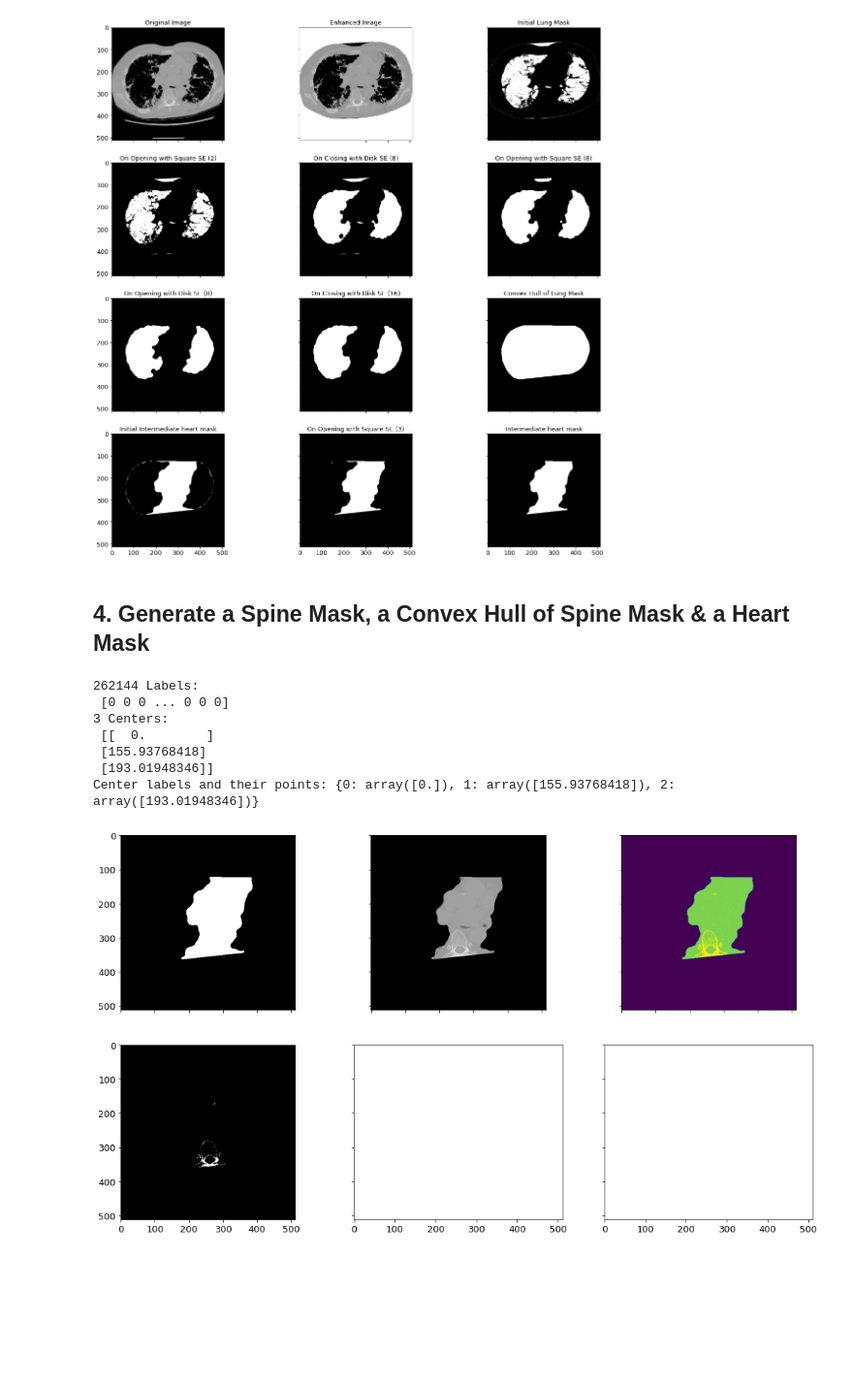
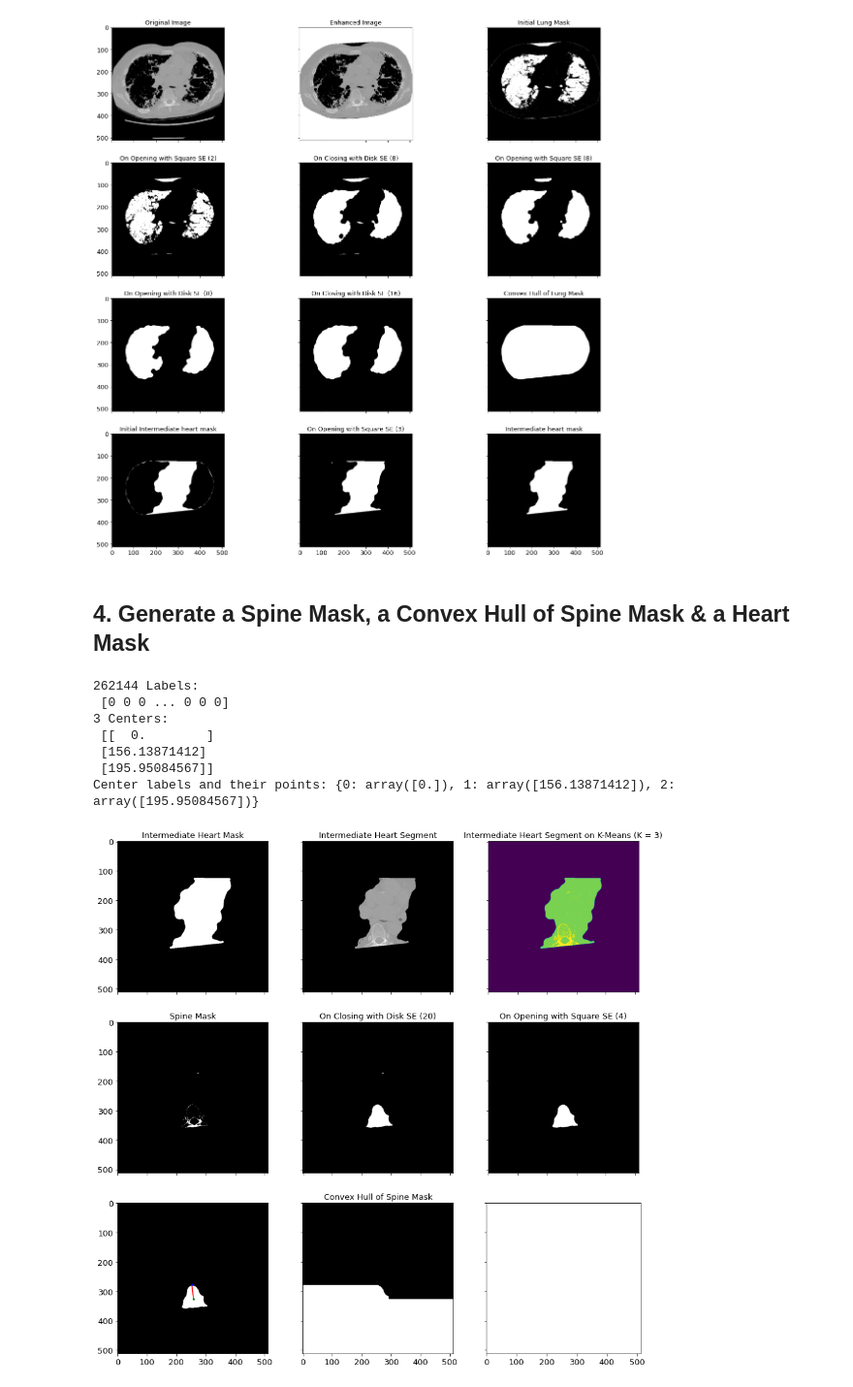
Before and after one commit to anushkahebbar/cardiac-segmentation, a Jupyter notebook: Segmentation with KMeans & Morphology Methods.ipynb, the cells around one changed output. Shown at 97% size. Saved outputs shown, nothing was run; the diff lists cells and outputs as text; code cells hidden in the pictures; blank space fills up the shorter version.

Commit message:
Convex hull of spine mask created

```diff
--- a/Segmentation with KMeans & Morphology Methods.ipynb
+++ b/Segmentation with KMeans & Morphology Methods.ipynb
@@ -269,51 +271,5 @@ def chullLungMask(img, ch_fg_mask, fg_threshold, showOutput=0):
 lung_mask, ch_lung_mask, int_heart_mask = chullLungMask(procImg, ch_fg_mask, fg_threshold, showOutput=1)
 # %% [output]
 [figure]
-# %% [markdown]
-## 4. Generate a Spine Mask, a Convex Hull of Spine Mask & a Heart Mask
-# %%
-def chullSpineMask(img, int_heart_mask, showOutput=0):
-
-    int_heart_pixel = img.copy()
-
-    for i in range(img.shape[0]):
-        for j in range(img.shape[1]):
-            if int_heart_mask[i][j] == 0:
-                int_heart_pixel[i][j] = 0
-
-    centroids, segmented_heart_img = imgKMeans(int_heart_pixel, 3, showOutput=0)
-
-    spine_threshold = (max(centroids.values()))[0]
-
-    retval, spine_mask = cv2.threshold(int_heart_pixel, spine_threshold, 255, cv2.THRESH_BINARY)
-
-
-    if showOutput:
-
-        fig, axes = plt.subplots(2, 3, sharex=True, sharey=True, figsize=(18, 10))
-        axes = axes.ravel()
-
-        axes[0].set_title('')
-        axes[0].imshow(int_heart_mask, cmap='gray')
-
-        axes[1].set_title('')
-        axes[1].imshow(int_heart_pixel, cmap='gray')
-
-        axes[2].set_title('')
-        axes[2].imshow(segmented_heart_img)
-
-        axes[3].set_title('')
-        axes[3].imshow(spine_mask, cmap='gray')
-
-    return int_heart_pixel
-# %%
-a = chullSpineMask(im, int_heart_mask, showOutput=1)
-# %% [output]
-262144 Labels:
- [0 0 0 ... 0 0 0]
-3 Centers:
- [[  0.        ]
- [155.93768418]
- [193.01948346]]
-Center labels and their points: {0: array([0.]), 1: array([155.93768418]), 2: array([193.01948346])}
-[figure, removed]
+# %% [markdown]
+## 4. Generate a Spine Mask, a Convex Hull of Spine Mask & a Heart Mask
@@ -319,0 +353,11 @@ Center labels and their points: {0: array([0.]), 1: array([155.93768418]), 2: ar
+# %%
+int_heart_pixel, spine_mask = chullSpineMask(im, int_heart_mask, showOutput=1)
+# %% [output]
+262144 Labels:
+ [0 0 0 ... 0 0 0]
+3 Centers:
+ [[  0.        ]
+ [156.13871412]
+ [195.95084567]]
+Center labels and their points: {0: array([0.]), 1: array([156.13871412]), 2: array([195.95084567])}
+[figure, added]
```
Also changed, not shown: parts of 4 cells of this notebook.
